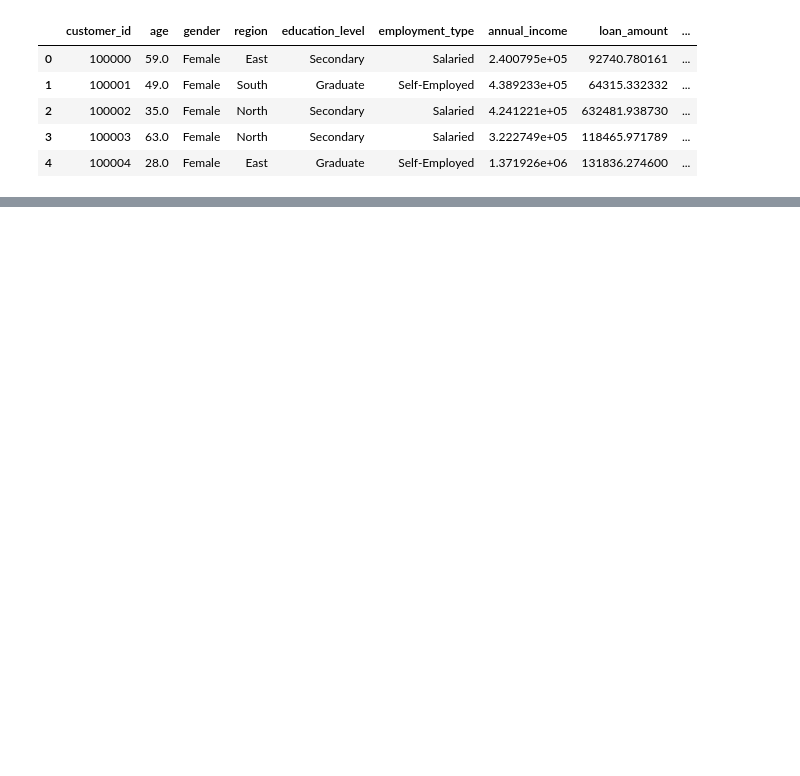
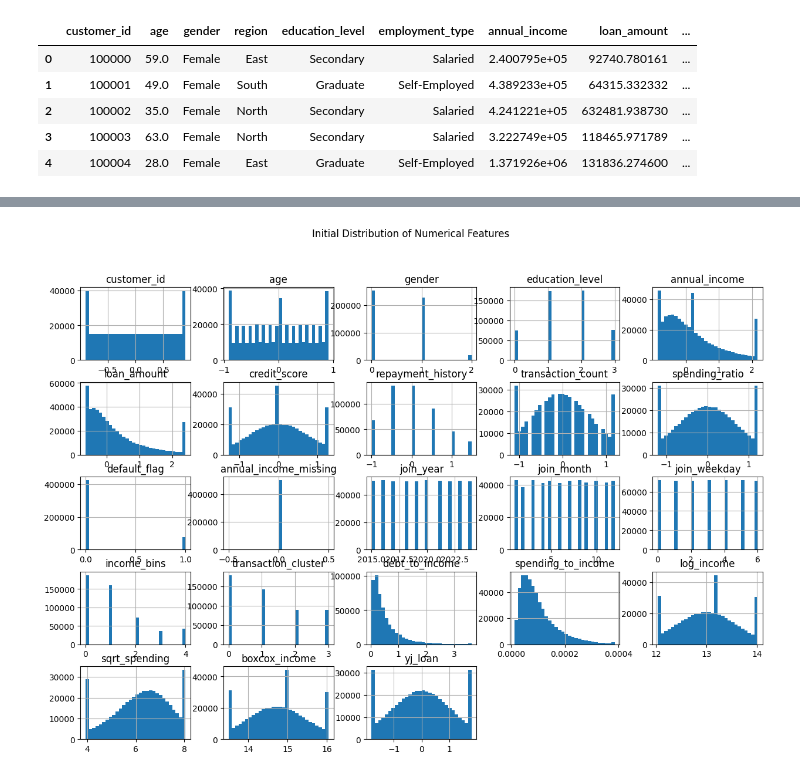
Before and after one commit to Parth-M-M/Rnw, a Jupyter notebook: python/Final_project/Final_project.ipynb, the cells around one changed output, grey strips where cells are left out. Drawn from its saved outputs; the diff is of its cells as text; code cells hidden in the pictures; blank space fills up the shorter version.

```diff
--- a/python/Final_project/Final_project.ipynb
+++ b/python/Final_project/Final_project.ipynb
@@ -64,0 +151,8 @@ Name: age, Length: 500000, dtype: float64
+# %%
+num_cols = df.select_dtypes(include=np.number).columns
+
+df[num_cols].hist(figsize=(15,10), bins=30)
+plt.suptitle("Initial Distribution of Numerical Features")
+plt.show()
+# %% [output]
+[figure, added]
```
Also changed, not shown: parts of 77 cells of this notebook, 2 other files.
